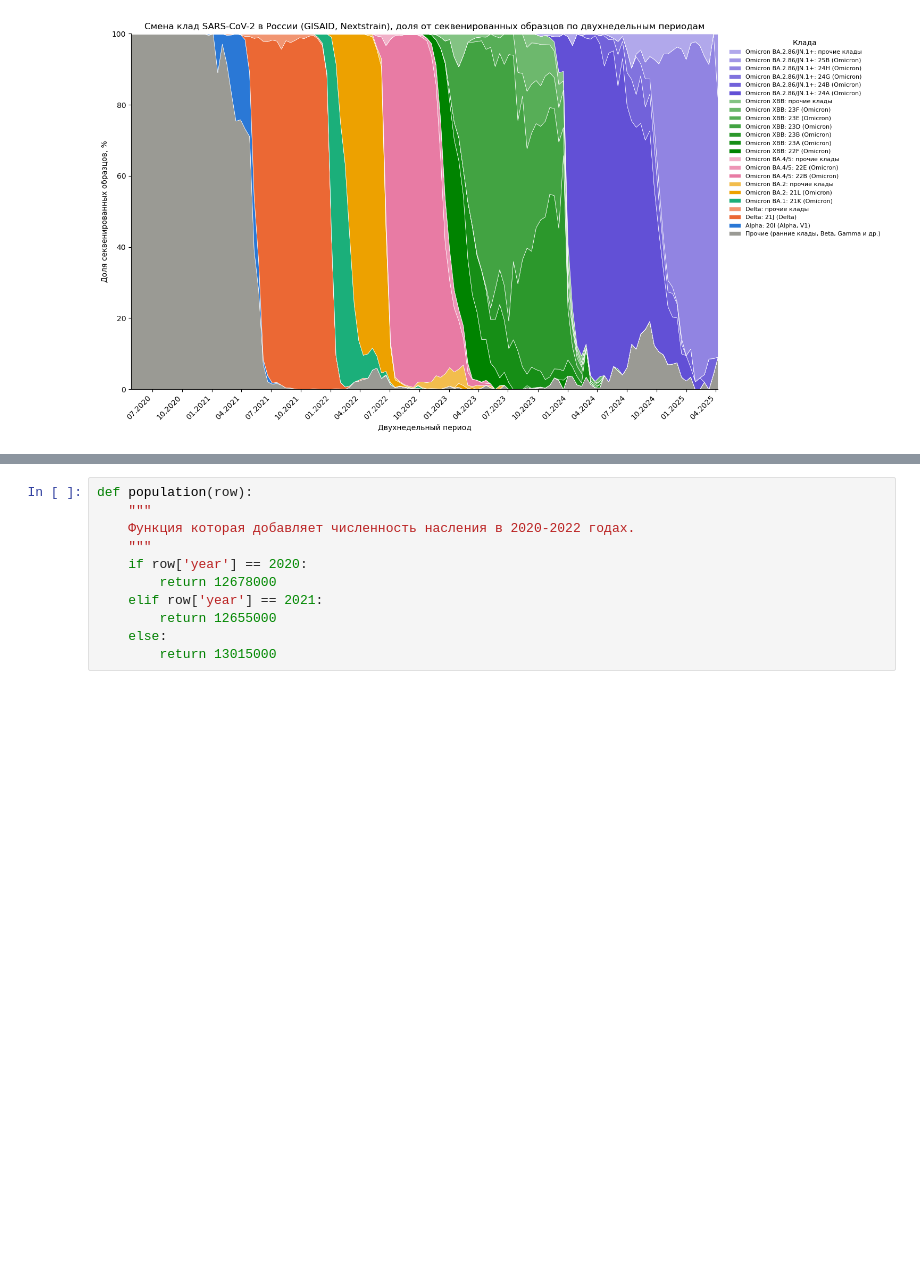
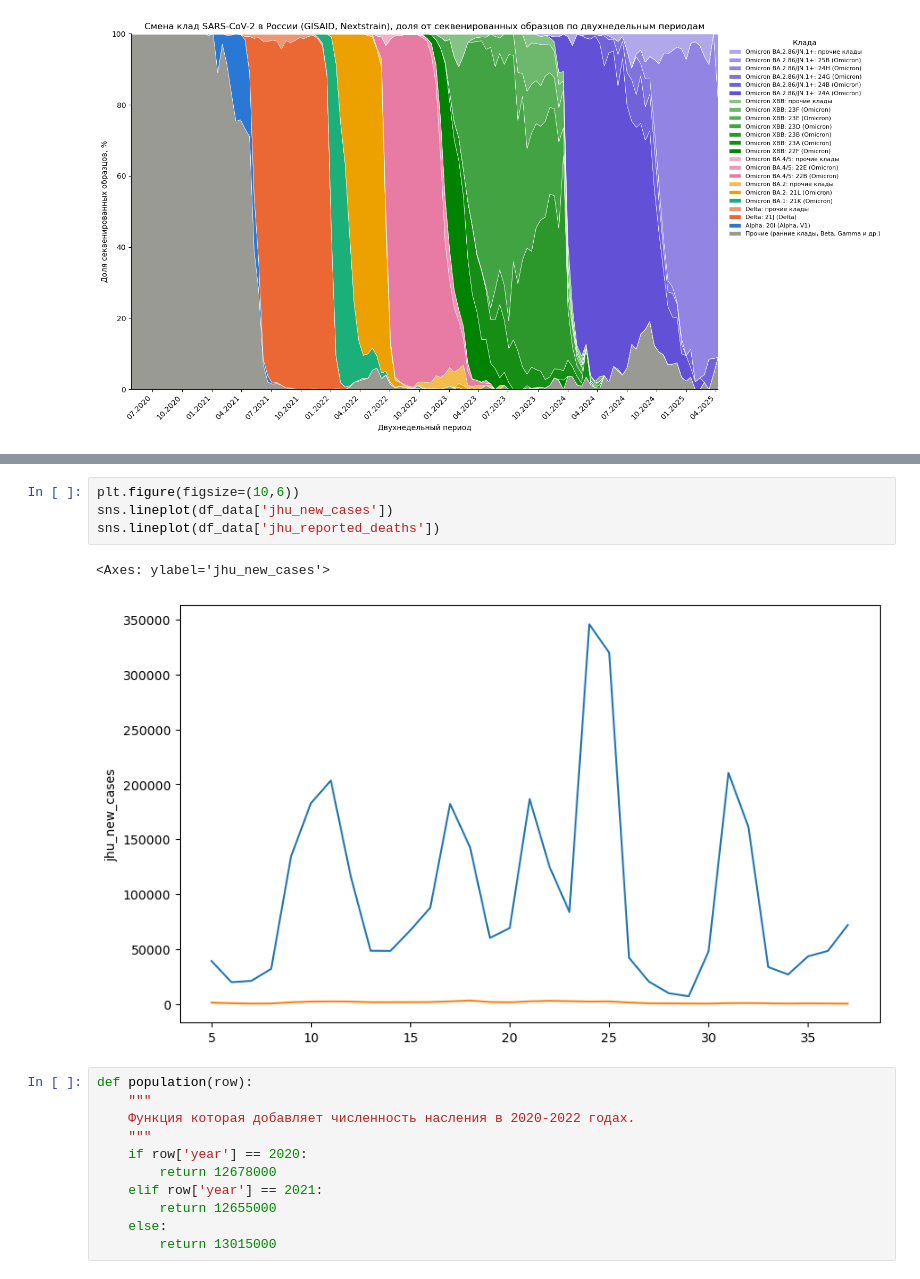
Before and after one commit to JesseHeisenberg/covid_19_statistic, a Jupyter notebook: gisaid/gisaid_moscow.ipynb, the cells around one changed output, grey strips where cells are left out. Cells and saved outputs as stored; diff of their text form; blank space fills up the shorter version.

```diff
--- a/gisaid/gisaid_moscow.ipynb
+++ b/gisaid/gisaid_moscow.ipynb
@@ -413,3 +328,10 @@ df_data
+# %%
+plt.figure(figsize=(10,6))
+sns.lineplot(df_data['jhu_new_cases'])
+sns.lineplot(df_data['jhu_reported_deaths'])
+# %% [output]
+<Axes: ylabel='jhu_new_cases'>
+[figure, added]
 # %%
 def population(row):
     """
```
Also changed, not shown: parts of 4 cells of this notebook.
